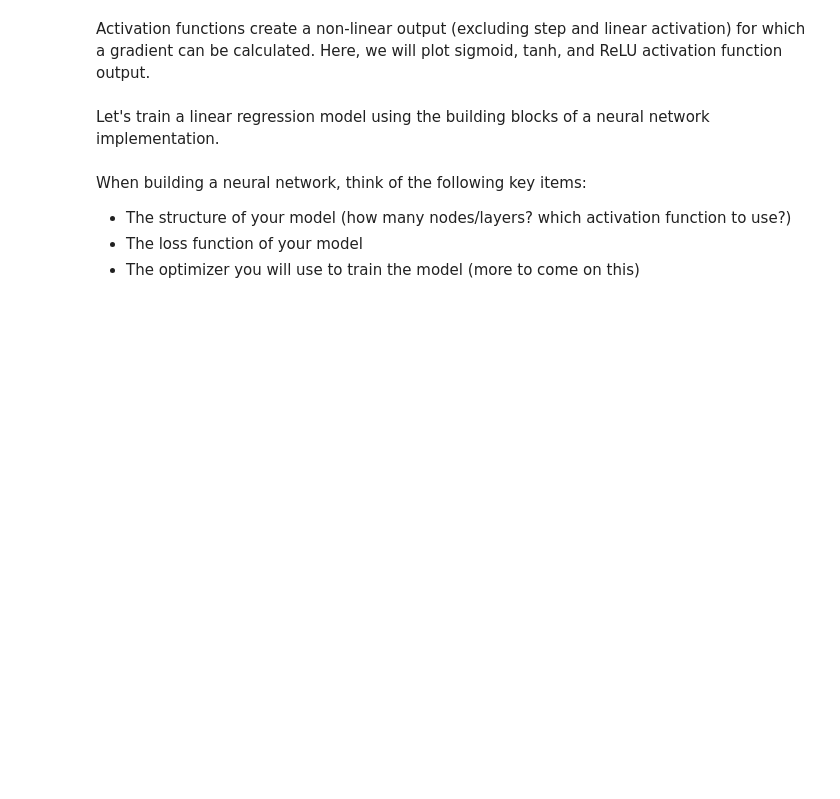
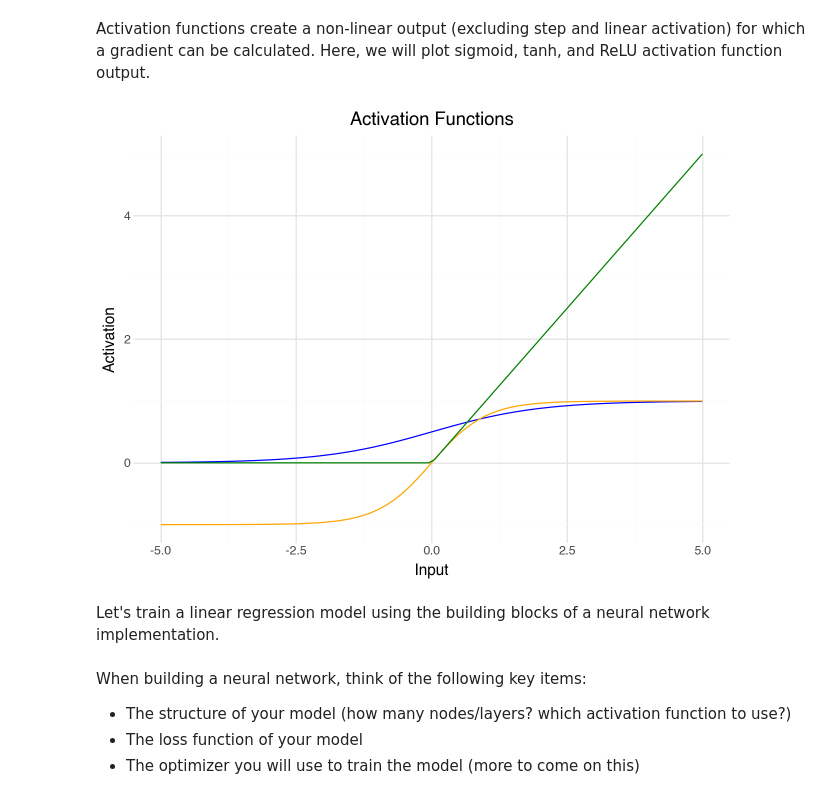
Before and after one commit to rhamzaali/CPSC393-MachineLearning, a Jupyter notebook: code/03_NeuralNetworksI.ipynb, the cells around one changed output. Drawn from its saved outputs; the diff is of its cells as text; code cells hidden in the pictures; blank space fills up the shorter version.

```diff
--- a/code/03_NeuralNetworksI.ipynb
+++ b/code/03_NeuralNetworksI.ipynb
@@ -31,30 +33,32 @@ Here, we will plot sigmoid, tanh, and ReLU activation function output.
 # %%
 def sigmoid(z):
     return 1 / (1 + np.exp(-z))
 
 def tanh(z):
     return np.tanh(z)
 
 def relu(z):
     return np.maximum(0, z)
 
-x_values = ...
+x_values = np.linspace(-5,5,100)
 
 df_activations = pd.DataFrame({
     'x':x_values,
     'sigmoid' : sigmoid(x_values),
     'tanh' : tanh(x_values),
     'relu' : relu(x_values)
 })
 
 (
     ggplot(df_activations)+
     geom_line(aes(x='x', y='sigmoid'), color='blue')+
     geom_line(aes(x='x', y='tanh'), color='orange')+
     geom_line(aes(x='x', y='relu'), color='green')+
     labs(title='Activation Functions', x='Input', y='Activation')+
     theme_minimal()
 )
+# %% [output]
+[figure, added]
 # %% [markdown]
 Let's train a linear regression model using the building blocks of a neural network implementation.
 # %% [markdown]
```
Also changed, not shown: parts of 8 cells of this notebook.
